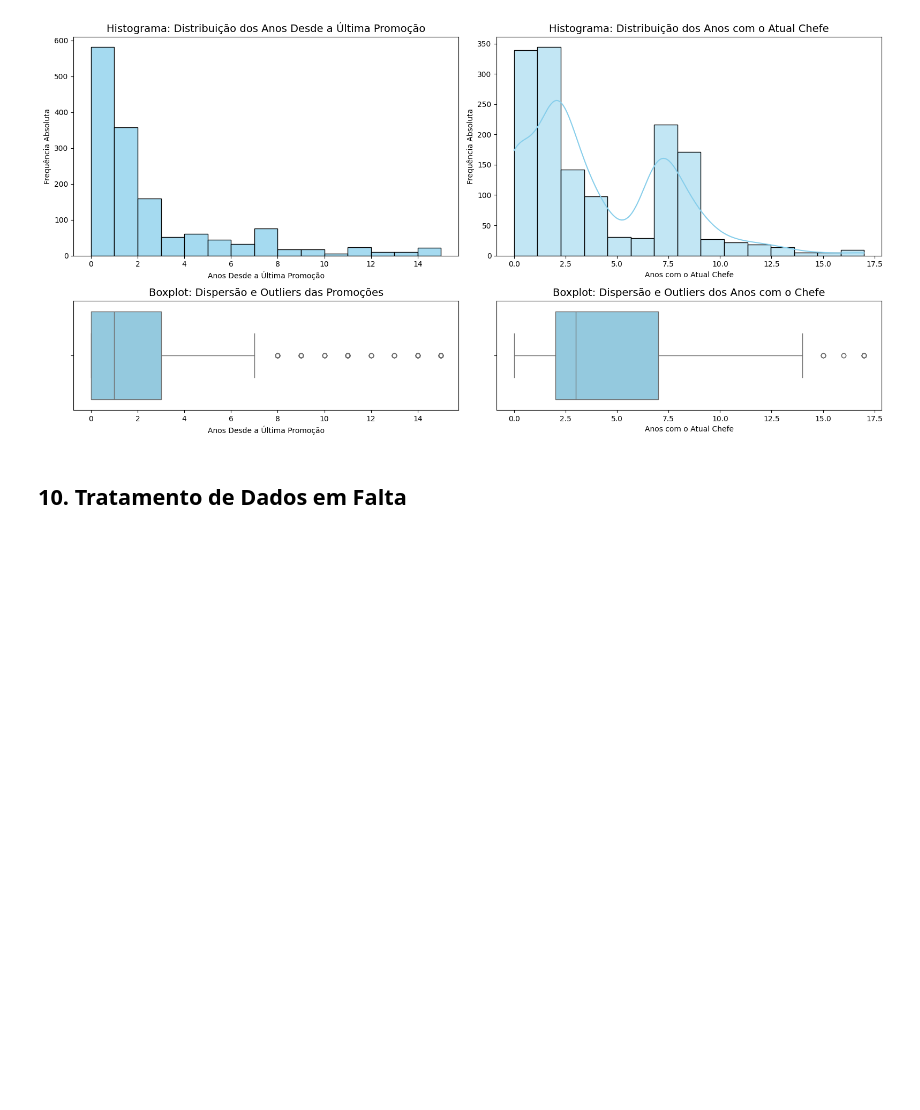
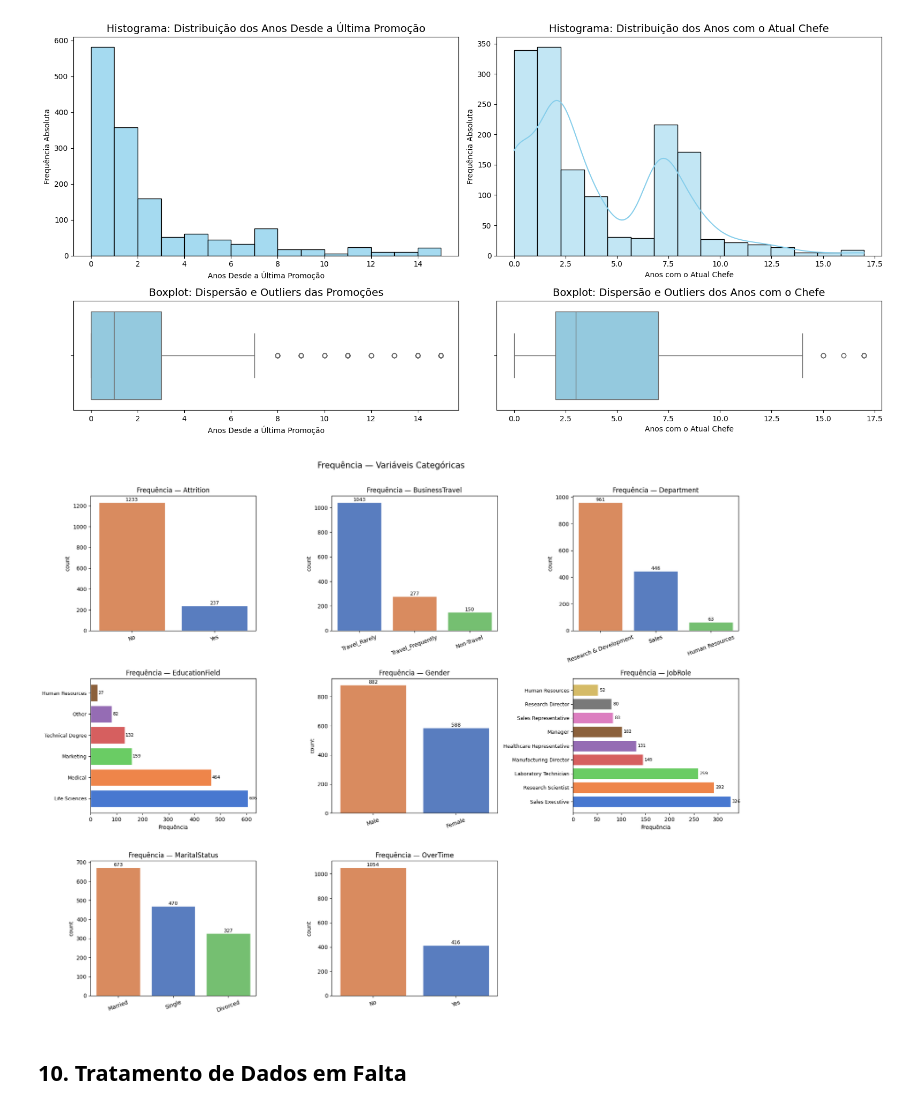
Before and after one commit to LuiscnFigueira/Projeto-cdg-grupo10, a Jupyter notebook: notebooks/M2_exploração.ipynb, the cells around one changed output. Saved outputs shown, nothing was run; the diff lists cells and outputs as text; code cells hidden in the pictures; blank space fills up the shorter version.

```diff
--- a/notebooks/M2_exploração.ipynb
+++ b/notebooks/M2_exploração.ipynb
@@ -60,0 +63,8 @@ Colunas removidas com sucesso. O dataset passou a ter 31 variáveis.
+# %%
+
+variaveis_numericas = df.select_dtypes(include=["int64", "float64"]).columns
+variaveis_categoricas = df.select_dtypes(include=["object"]).columns
+
+print(f"Variáveis numéricas: {len(variaveis_numericas)}")
+print(f"Variáveis categóricas: {len(variaveis_categoricas)}")
+# Autor: Luís Figueira
@@ -321,6 +334,45 @@ plt.show()
 # Autor: Mateus Afonso
 # %% [output]
 [figure]
+# %%
+fig, axes = plt.subplots(3, 3, figsize=(18, 14))
+axes = axes.flatten()
+
+for i, col in enumerate(variaveis_categoricas):
+    ordem = df[col].value_counts().index
+    n_cats = df[col].nunique()
+
+    if n_cats > 4:
+        contagem = df[col].value_counts().reindex(ordem)
+        axes[i].barh(range(len(ordem)), contagem.values,
+                     color=sns.color_palette("muted", len(ordem)), edgecolor="white")
+        axes[i].set_yticks(range(len(ordem)))
+        axes[i].set_yticklabels(ordem, fontsize=9)
+        axes[i].set_xlabel("Frequência")
+        for j, v in enumerate(contagem.values):
+            axes[i].text(v + 3, j, str(v), va="center", fontsize=8)
+    else:
+        # Barras verticais para variáveis com poucas categorias
+        sns.countplot(data=df, x=col, order=ordem, ax=axes[i],
+                      hue=col, palette="muted", edgecolor="white", legend=False)
+        axes[i].set_xlabel("")
+        axes[i].tick_params(axis='x', rotation=20)
+        for p in axes[i].patches:
+            axes[i].annotate(f'{int(p.get_height())}',
+                             (p.get_x() + p.get_width() / 2., p.get_height()),
+                             ha='center', va='bottom', fontsize=9)
+
+    axes[i].set_title(f"Frequência — {col}")
+
+for j in range(i + 1, len(axes)):
+    axes[j].set_visible(False)
+
+plt.suptitle("Frequência — Variáveis Categóricas", fontsize=15, y=1.01)
+plt.tight_layout()
+plt.savefig("frequencia_categoricas.png", dpi=150, bbox_inches="tight")
+plt.show()
+# %% [output]
+[figure, added]
 # %% [markdown]
 ## 10. Tratamento de Dados em Falta
 # %%
```
Also changed, not shown: parts of 2 cells of this notebook.
